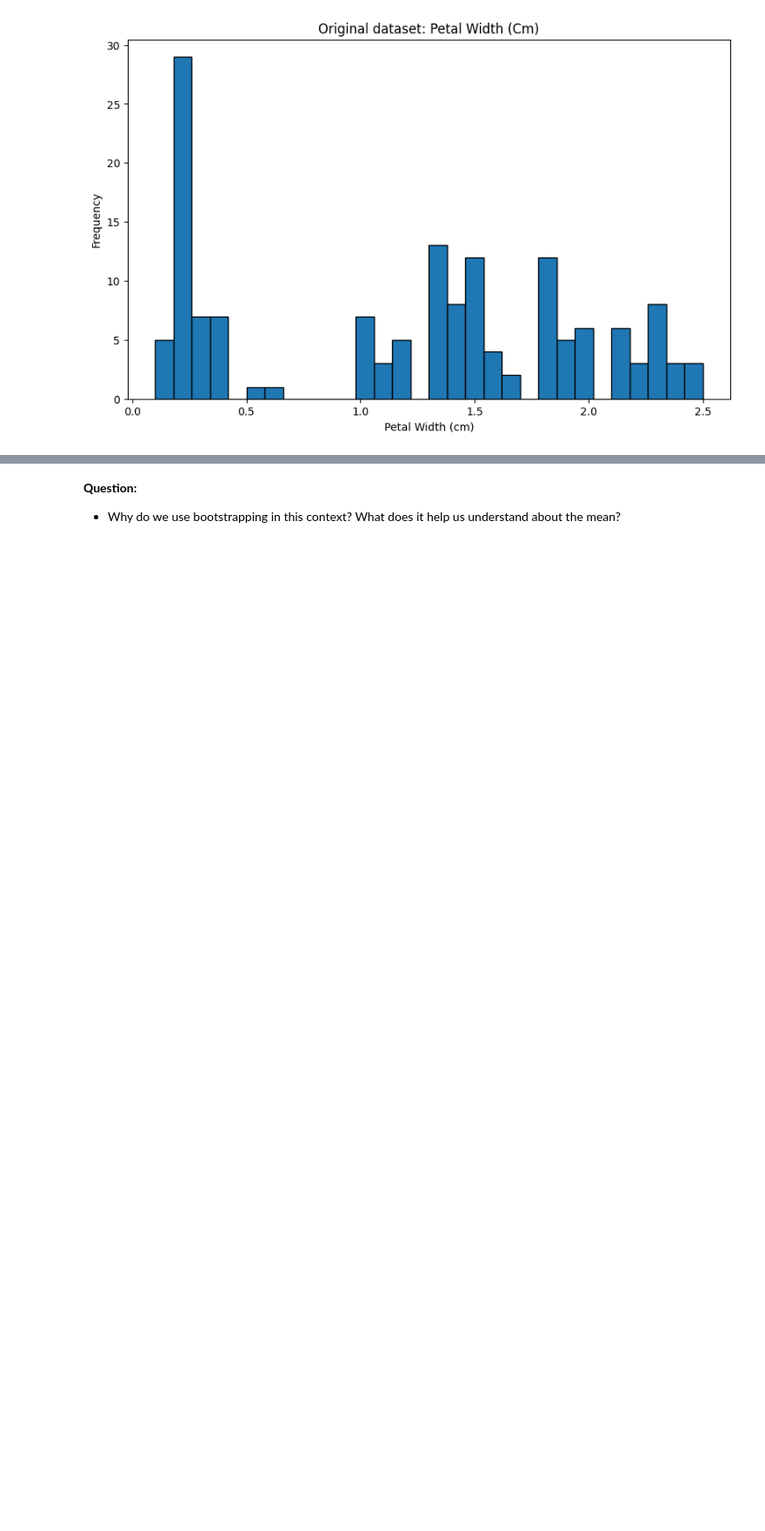
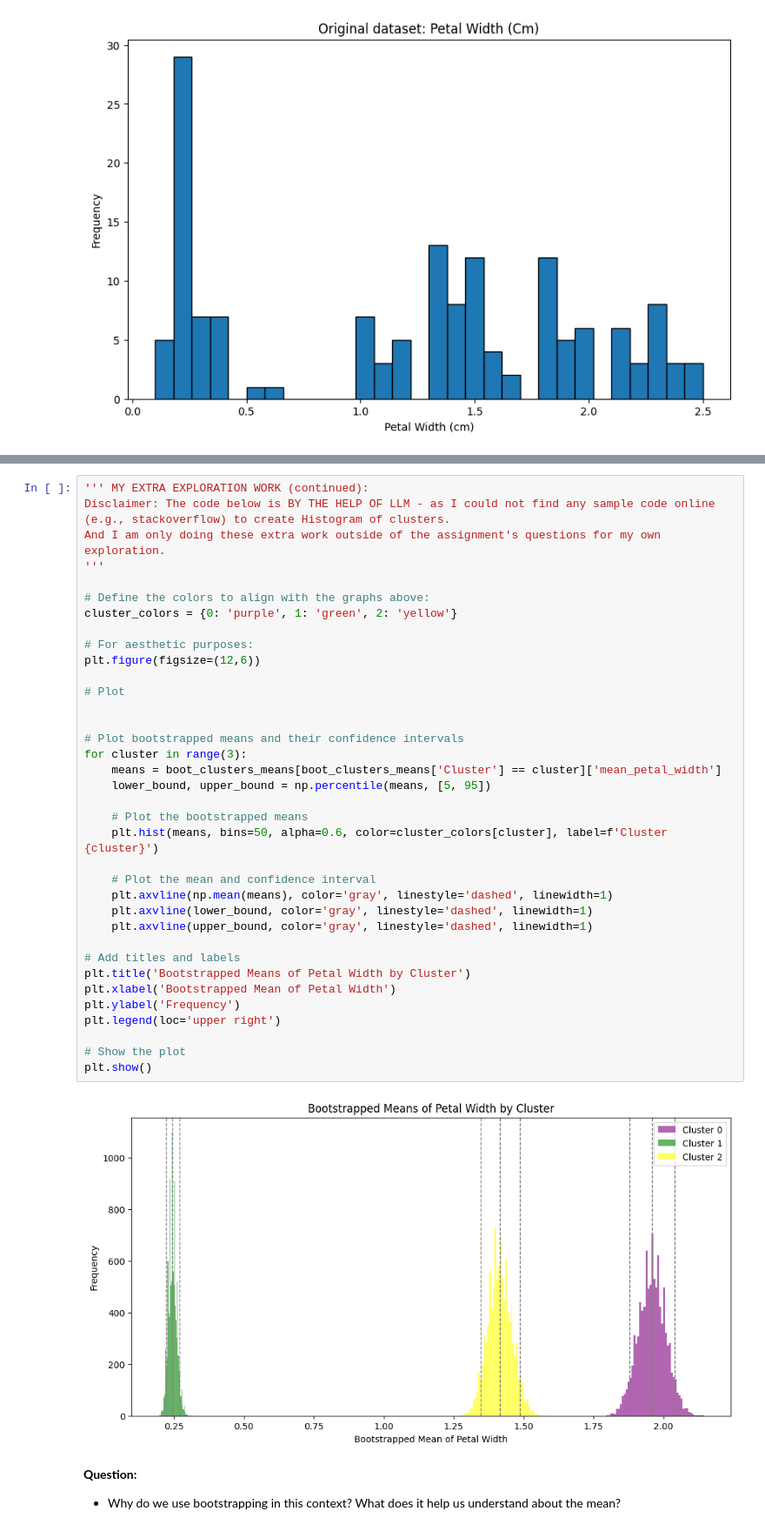
Before and after one commit to nlyca22/applying_statistical_concepts, a Jupyter notebook: 02_activities/assignments/assignment_3.ipynb, the cells around one changed output, grey strips where cells are left out. Shown: that part at 87% size. Drawn from its saved outputs; the diff is of its cells as text; blank space fills up the shorter version.

```diff
--- a/02_activities/assignments/assignment_3.ipynb
+++ b/02_activities/assignments/assignment_3.ipynb
@@ -387,3 +521,41 @@ The graph above makes more sense to me, because, there are 3 different iris spec
+# %%
+''' MY EXTRA EXPLORATION WORK (continued):
+Disclaimer: The code below is BY THE HELP OF LLM - as I could not find any sample code online (e.g., stackoverflow) to create Histogram of clusters.
+And I am only doing these extra work outside of the assignment's questions for my own exploration.
+'''
+
+# Define the colors to align with the graphs above:
+cluster_colors = {0: 'purple', 1: 'green', 2: 'yellow'}
+
+# For aesthetic purposes:
+plt.figure(figsize=(12,6))
+
+# Plot
+
+
+# Plot bootstrapped means and their confidence intervals
+for cluster in range(3):
+    means = boot_clusters_means[boot_clusters_means['Cluster'] == cluster]['mean_petal_width']
+    lower_bound, upper_bound = np.percentile(means, [5, 95])
+
+    # Plot the bootstrapped means
+    plt.hist(means, bins=50, alpha=0.6, color=cluster_colors[cluster], label=f'Cluster {cluster}')
+
+    # Plot the mean and confidence interval
+    plt.axvline(np.mean(means), color='gray', linestyle='dashed', linewidth=1)
+    plt.axvline(lower_bound, color='gray', linestyle='dashed', linewidth=1)
+    plt.axvline(upper_bound, color='gray', linestyle='dashed', linewidth=1)
+
+# Add titles and labels
+plt.title('Bootstrapped Means of Petal Width by Cluster')
+plt.xlabel('Bootstrapped Mean of Petal Width')
+plt.ylabel('Frequency')
+plt.legend(loc='upper right')
+
+# Show the plot
+plt.show()
+# %% [output]
+[figure, added]
 # %% [markdown]
 **Question:**
 - Why do we use bootstrapping in this context? What does it help us understand about the mean?
```
Also changed, not shown: parts of 10 cells of this notebook.
